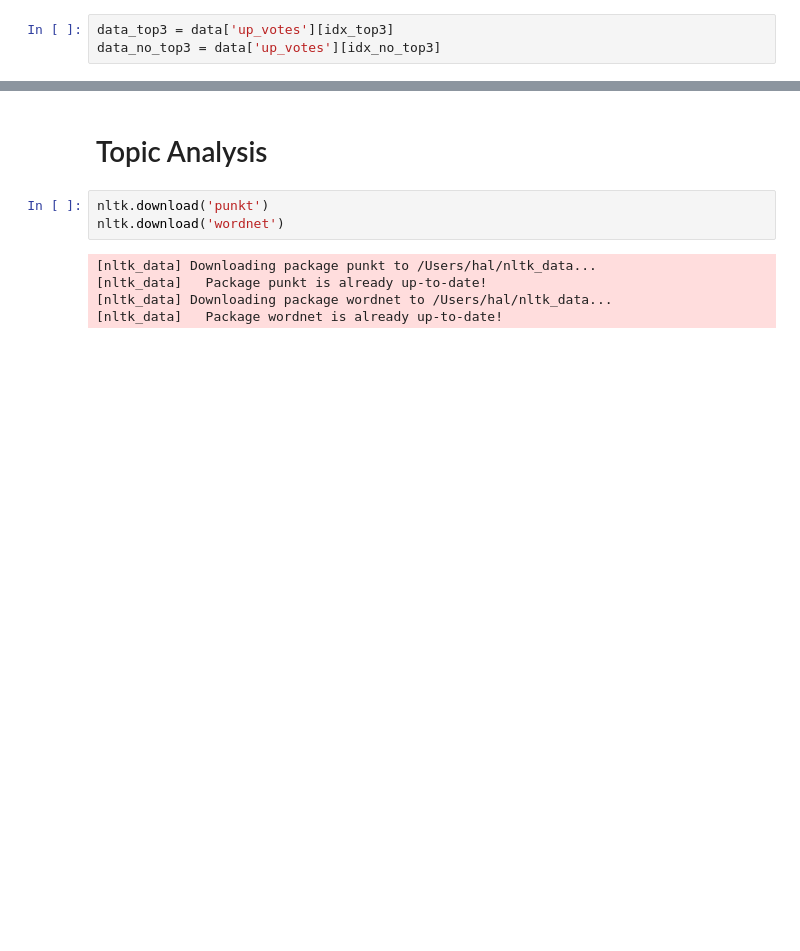
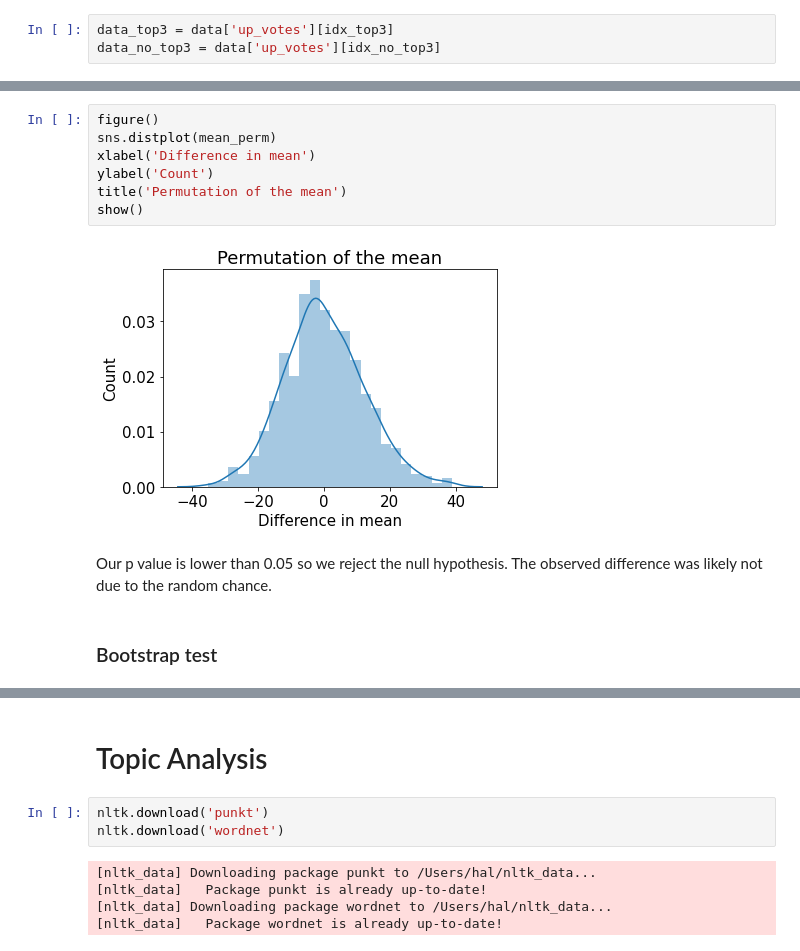
Before and after one commit to tuthang102/PythonNotebooks, a Jupyter notebook: HeadlinesAnalysis.ipynb, the cells around one changed output, grey strips where cells are left out. Cells and saved outputs as stored; diff of their text form; blank space fills up the shorter version.

```diff
--- a/HeadlinesAnalysis.ipynb
+++ b/HeadlinesAnalysis.ipynb
@@ -282,0 +335,13 @@ data_no_top3 = data['up_votes'][idx_no_top3]
+# %%
+figure()
+sns.distplot(mean_perm)
+xlabel('Difference in mean')
+ylabel('Count')
+title('Permutation of the mean')
+show()
+# %% [output]
+[figure, added]
+# %% [markdown]
+Our p value is lower than 0.05 so we reject the null hypothesis. The observed difference was likely not due to the random chance.
+# %% [markdown]
+### Bootstrap test
```
Also changed, not shown: parts of 25 cells of this notebook.
